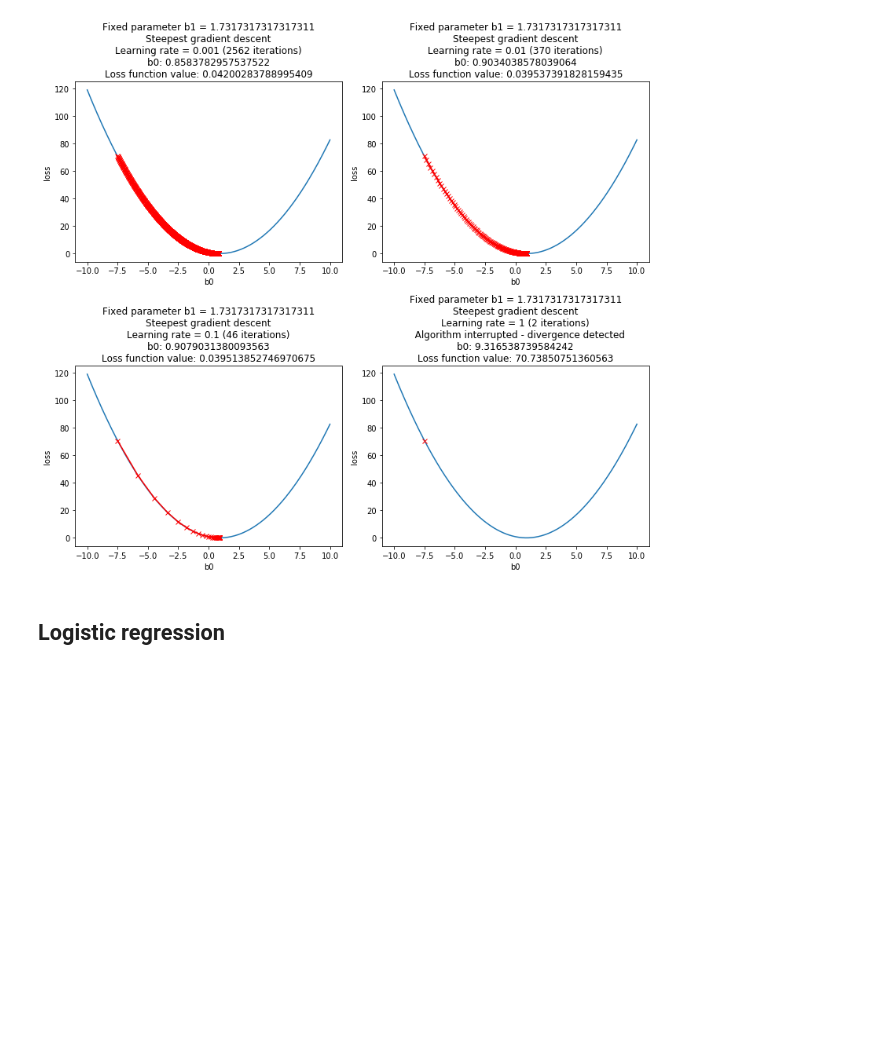
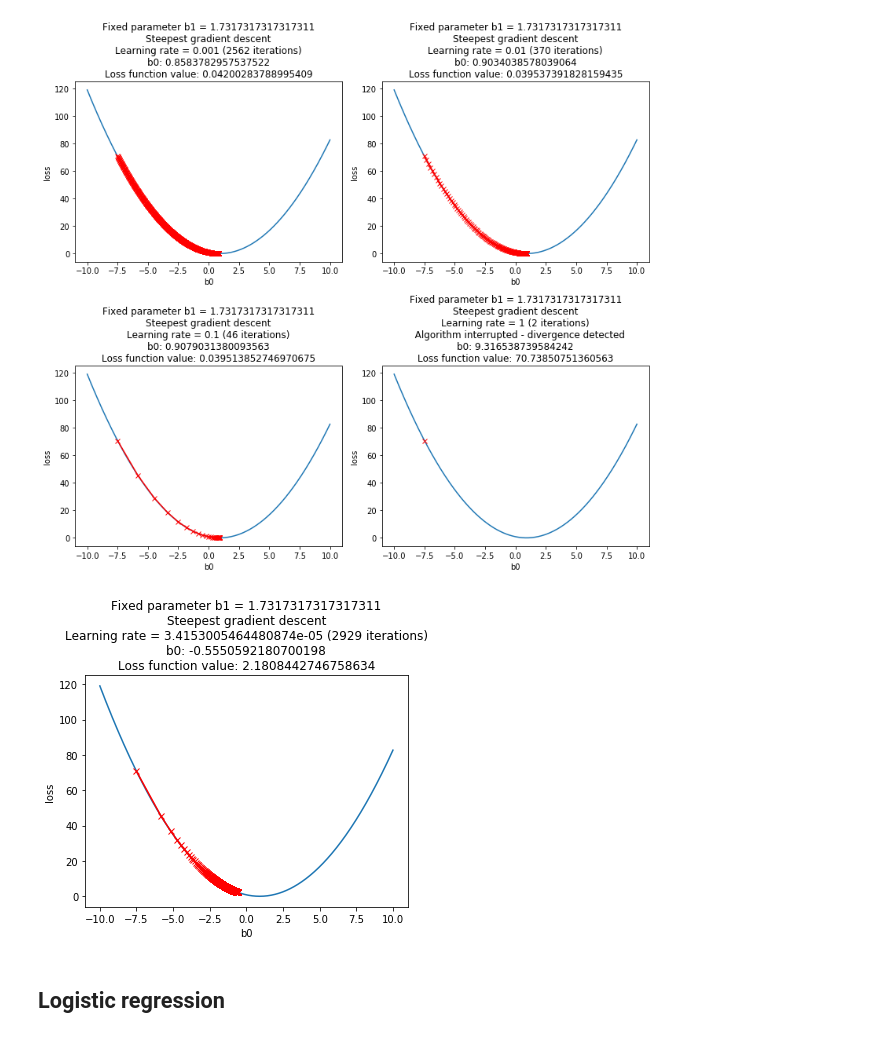
Before and after one commit to pablosuau/training, a Jupyter notebook: machine_learning/03_ml_theory/01_gradient_descent/01_loss_functions.ipynb, the cells around one changed output. Drawn from its saved outputs; the diff is of its cells as text; code cells hidden in the pictures; blank space fills up the shorter version.

```diff
--- a/machine_learning/03_ml_theory/01_gradient_descent/01_loss_functions.ipynb
+++ b/machine_learning/03_ml_theory/01_gradient_descent/01_loss_functions.ipynb
@@ -467,6 +484,10 @@ lrl.steepest_gradient_descend_2D(learning_rates = [0.001, 0.01, 0.1, 1], initial
 lrl.steepest_gradient_descend_1D(0, 586, -7.5, learning_rates = [0.001, 0.01, 0.1, 1])
 # %% [output]
 [figure]
+# %%
+lrl.steepest_gradient_descend_1D(0, 586, -7.5, learning_rates = [0.1], annealing = True)
+# %% [output]
+[figure, added]
 # %% [markdown]
 ## Logistic regression
 # %%
```
Also changed, not shown: parts of 6 cells of this notebook.
